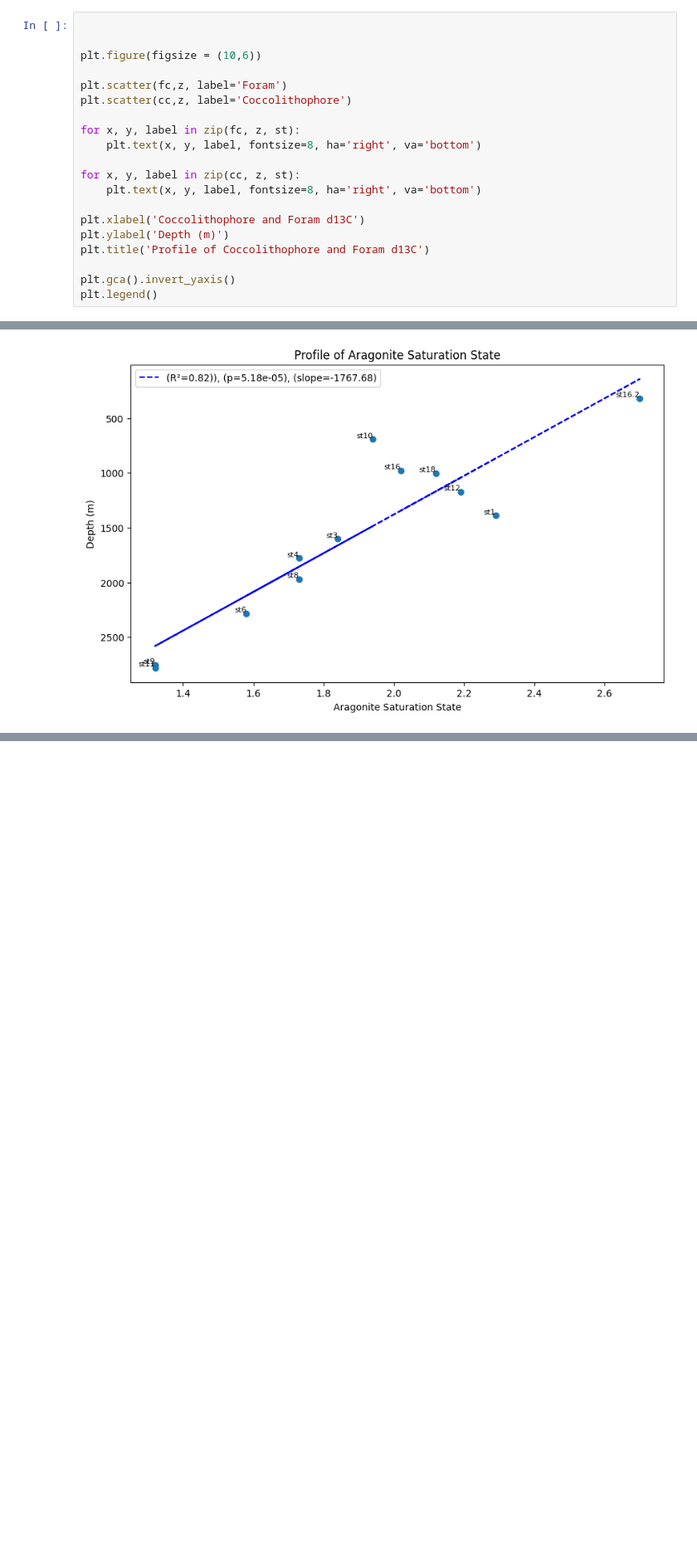
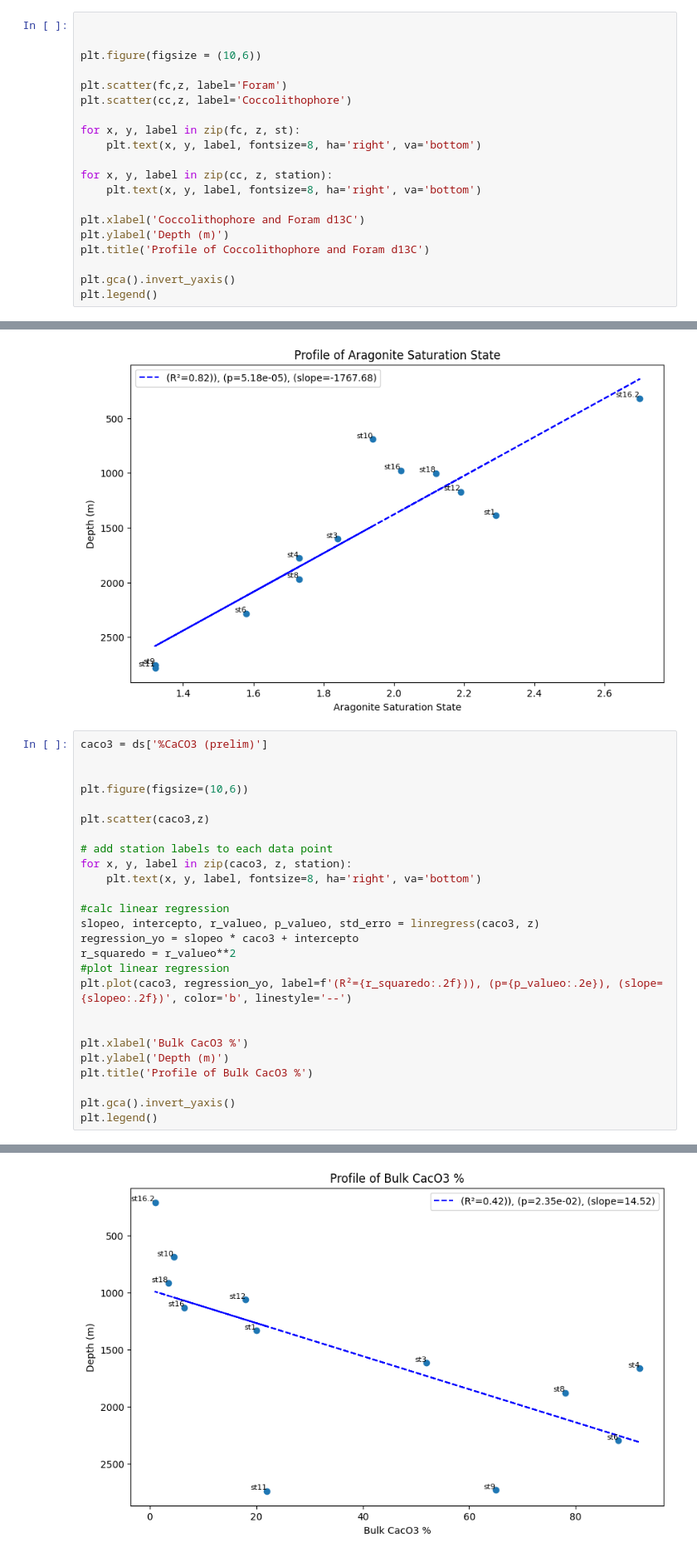
Before and after one commit to csheppard3243/Ziveri_ATL_Sediments, a Jupyter notebook: atlbulksedworkup.ipynb, the cells around one changed output, grey strips where cells are left out. Shown at 83% size. Cells and saved outputs as stored; diff of their text form; blank space fills up the shorter version.

Commit message:
added bulk caco3 profile

```diff
--- a/atlbulksedworkup.ipynb
+++ b/atlbulksedworkup.ipynb
@@ -137,7 +159,7 @@ plt.scatter(cc,z, label='Coccolithophore')
 for x, y, label in zip(fc, z, st):
     plt.text(x, y, label, fontsize=8, ha='right', va='bottom')
 
-for x, y, label in zip(cc, z, st):
+for x, y, label in zip(cc, z, station):
     plt.text(x, y, label, fontsize=8, ha='right', va='bottom')
 
 plt.xlabel('Coccolithophore and Foram d13C')
@@ -181,3 +203,30 @@ plt.legend()
 # %% [output]
 <matplotlib.legend.Legend at 0x...>
 [figure]
+# %%
+caco3 = ds['%CaCO3 (prelim)']
+
+
+plt.figure(figsize=(10,6))
+
+plt.scatter(caco3,z)
+
+# add station labels to each data point
+for x, y, label in zip(caco3, z, station):
+    plt.text(x, y, label, fontsize=8, ha='right', va='bottom')
+
+#calc linear regression
+slopeo, intercepto, r_valueo, p_valueo, std_erro = linregress(caco3, z)
+regression_yo = slopeo * caco3 + intercepto
+r_squaredo = r_valueo**2
+#plot linear regression
+plt.plot(caco3, regression_yo, label=f'(R²={r_squaredo:.2f})), (p={p_valueo:.2e}), (slope={slopeo:.2f})', color='b', linestyle='--')
+
+
+plt.xlabel('Bulk CacO3 %')
+plt.ylabel('Depth (m)')
+plt.title('Profile of Bulk CacO3 %')
+
+plt.gca().invert_yaxis()
+plt.legend()
+# %% [output]
@@ -183,0 +234 @@ plt.legend()
+[figure, added]
```
Also changed, not shown: parts of 3 cells of this notebook.
